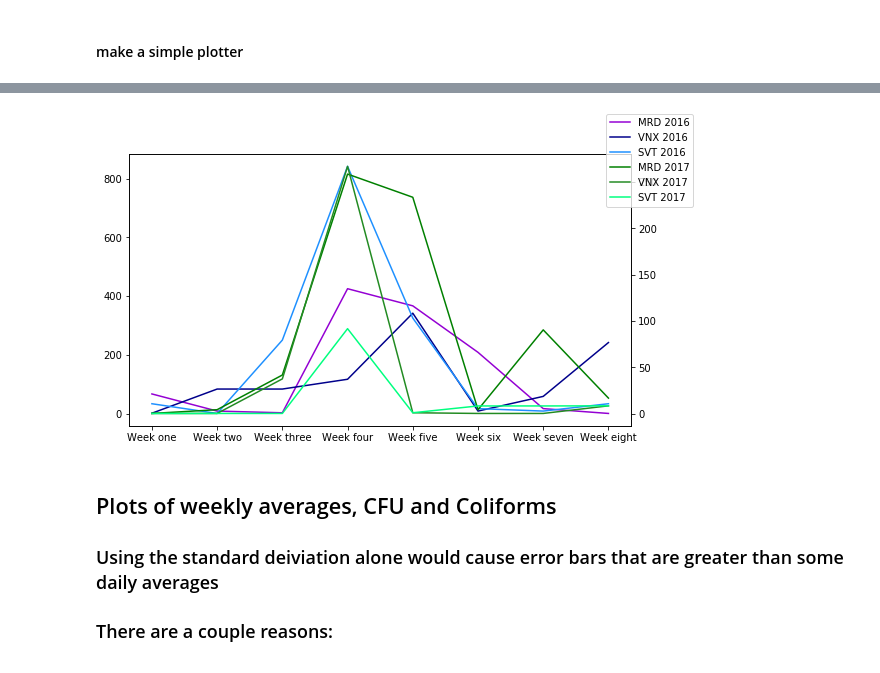
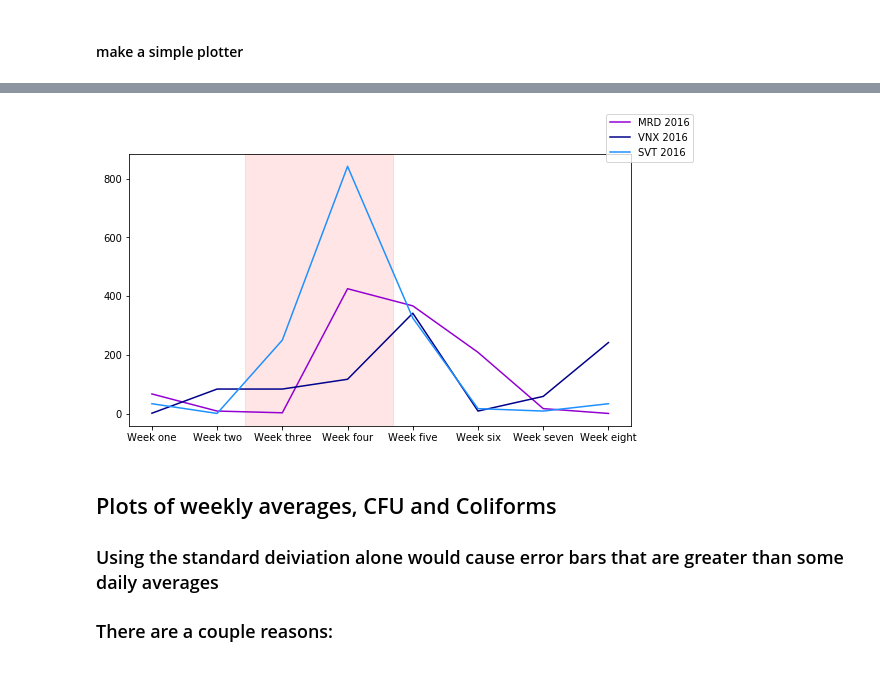
Before and after one commit to GaryHDA/module_one, a Jupyter notebook: micro/results_grid_final_version.ipynb, the cells around one changed output, grey strips where cells are left out. Drawn from its saved outputs; the diff is of its cells as text; code cells hidden in the pictures.

```diff
--- a/micro/results_grid_final_version.ipynb
+++ b/micro/results_grid_final_version.ipynb
@@ -1177,16 +1177,25 @@ def simple_plot(arange, values, places, xtiks):
     plt.show()
 # %%
 som_col=['darkviolet','darkblue', 'dodgerblue', 'green', 'forestgreen', 'springgreen' ]
-def simple_plot_2(arange, values, values2, places, xtiks):
+def simple_plot_2(arange, values, values2, places, xtiks, color):
     fig, ax = plt.subplots(figsize=(9,5))
     x = np.arange(arange)
     y = values
     yi = values2
     for i, n in enumerate(places):
-        ax.plot(x, y[n], label = n + ' 2016', color=som_col[i])
-    ax2=ax.twinx()
-    for j, o in enumerate(places):
-        ax2.plot(x, yi[o], label = o + ' 2017', color=som_col[j+3])
+        ax.plot(x, y[n], label = n + ' 2016', color=color[i])
+    #ax2=ax.twinx()
+    #for j, o in enumerate(places):
+        #ax.plot(x, yi[o], label = o + ' 2017', color=color[j+3])
+        #ax.scatter(1.5, 300)
+    ax.axvspan(1.42, 3.7, color='red', alpha=0.1)
+    #ax.axvspan(2.4, 4.58, color='blue', alpha=0.9)
+
+
+#     ax3 = ax2.twiny()
+#     ax3.set_xlim(left='2017-06-12', right='2017-08-09')
+    ax.set_xticks(x, xtiks)
+#     ax2.set_xticks(x, xtiks)
     fig.legend()
     plt.xticks(x, xtiks)
     plt.show()
@@ -1196,7 +1227,7 @@ def simple_plot_2(arange, values, values2, places, xtiks):
 # %%
-simple_plot_2(8, e_coli_2016, ecoli_24,places_48, weeks_l )
+simple_plot_2(8, e_coli_2016, ecoli_24,places_48, weeks_l, som_col )
 # %% [output]
-[figure, old version]
+[figure, new version]
 # %% [markdown]
 ## Plots of weekly averages, CFU and Coliforms
 ### Using the standard deiviation alone would cause error bars that are greater than some daily averages
```
Also changed, not shown: parts of 7 cells of this notebook, 7 other files.
